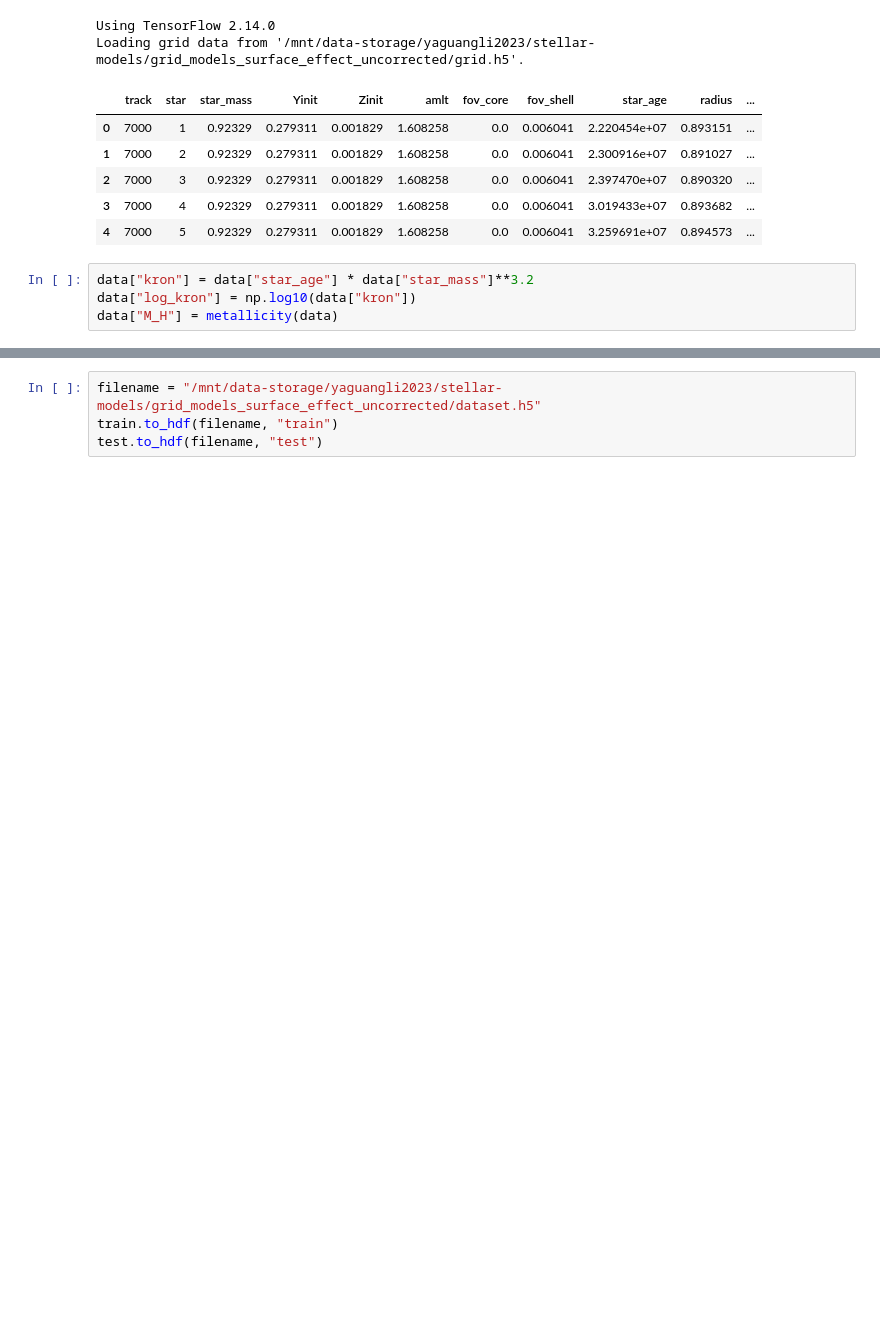
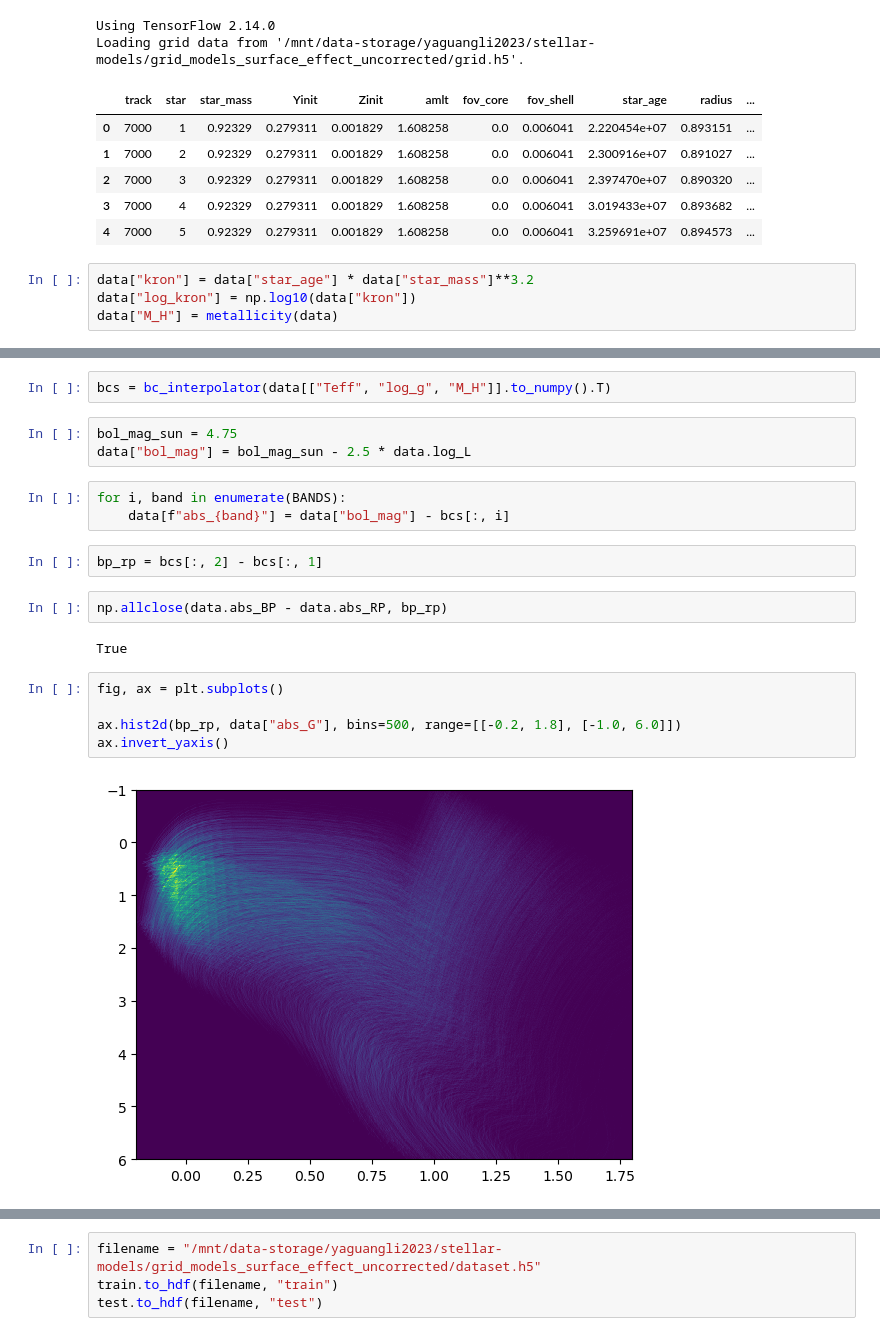
Before and after one commit to alexlyttle/stellar-emulator, a Jupyter notebook: notebook/train-test-split.ipynb, the cells around one changed output, grey strips where cells are left out. Saved outputs shown, nothing was run; the diff lists cells and outputs as text; blank space fills up the shorter version.

```diff
--- a/notebook/train-test-split.ipynb
+++ b/notebook/train-test-split.ipynb
@@ -76,0 +109,21 @@ Preparing train and test dataset.
+# %%
+bcs = bc_interpolator(data[["Teff", "log_g", "M_H"]].to_numpy().T)
+# %%
+bol_mag_sun = 4.75
+data["bol_mag"] = bol_mag_sun - 2.5 * data.log_L
+# %%
+for i, band in enumerate(BANDS):
+    data[f"abs_{band}"] = data["bol_mag"] - bcs[:, i]
+# %%
+bp_rp = bcs[:, 2] - bcs[:, 1]
+# %%
+np.allclose(data.abs_BP - data.abs_RP, bp_rp)
+# %% [output]
+True
+# %%
+fig, ax = plt.subplots()
+
+ax.hist2d(bp_rp, data["abs_G"], bins=500, range=[[-0.2, 1.8], [-1.0, 6.0]])
+ax.invert_yaxis()
+# %% [output]
+[figure, added]
```
Also changed, not shown: parts of 10 cells of this notebook.
